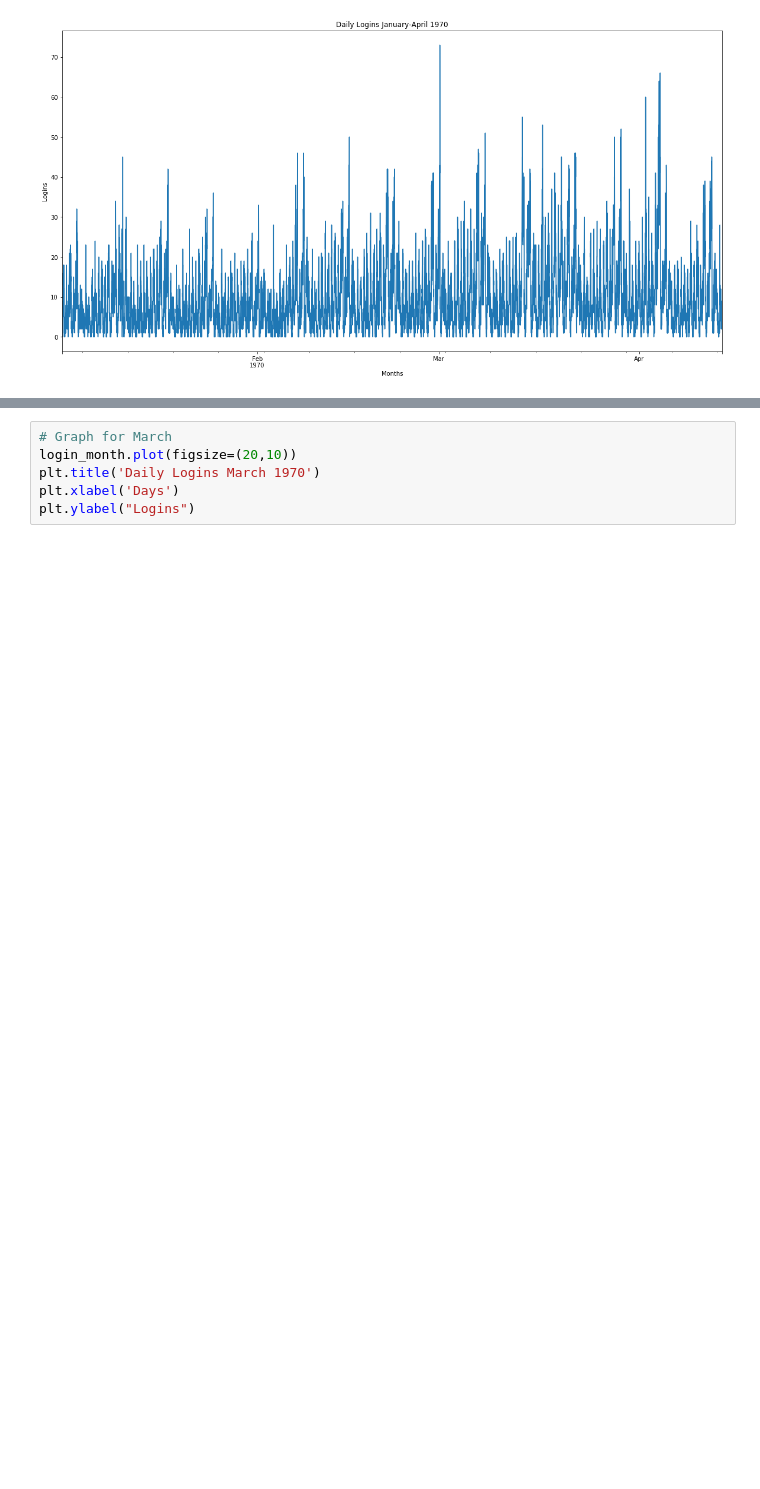
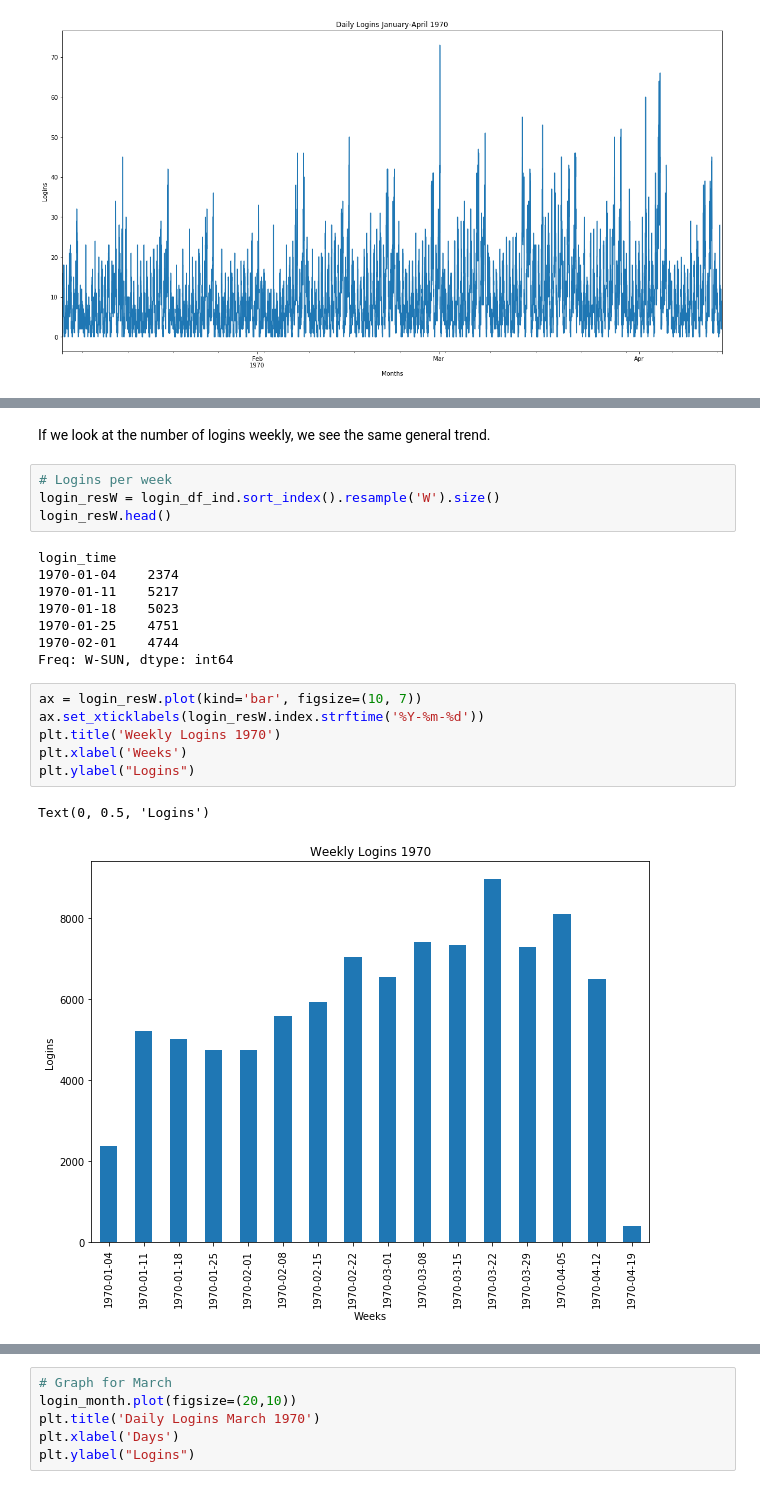
Before and after one commit to kjd999/Springboard-Projects, a Jupyter notebook: Ultimate Take Home Challenge/Ultimate Challenge.ipynb, the cells around one changed output, grey strips where cells are left out. Drawn from its saved outputs; the diff is of its cells as text; blank space fills up the shorter version.

```diff
--- a/Ultimate Take Home Challenge/Ultimate Challenge.ipynb
+++ b/Ultimate Take Home Challenge/Ultimate Challenge.ipynb
@@ -77,0 +88,23 @@ An inital graph of the data resampled at 15 minutes suggests that there's a fair
+# %% [markdown]
+If we look at the number of logins weekly, we see the same general trend.
+# %%
+# Logins per week
+login_resW = login_df_ind.sort_index().resample('W').size()
+login_resW.head()
+# %% [output]
+login_time
+1970-01-04    2374
+1970-01-11    5217
+1970-01-18    5023
+1970-01-25    4751
+1970-02-01    4744
+Freq: W-SUN, dtype: int64
+# %%
+ax = login_resW.plot(kind='bar', figsize=(10, 7))
+ax.set_xticklabels(login_resW.index.strftime('%Y-%m-%d'))
+plt.title('Weekly Logins 1970')
+plt.xlabel('Weeks')
+plt.ylabel("Logins")
+# %% [output]
+Text(0, 0.5, 'Logins')
+[figure, added]
```
Also changed, not shown: parts of 39 cells of this notebook.
